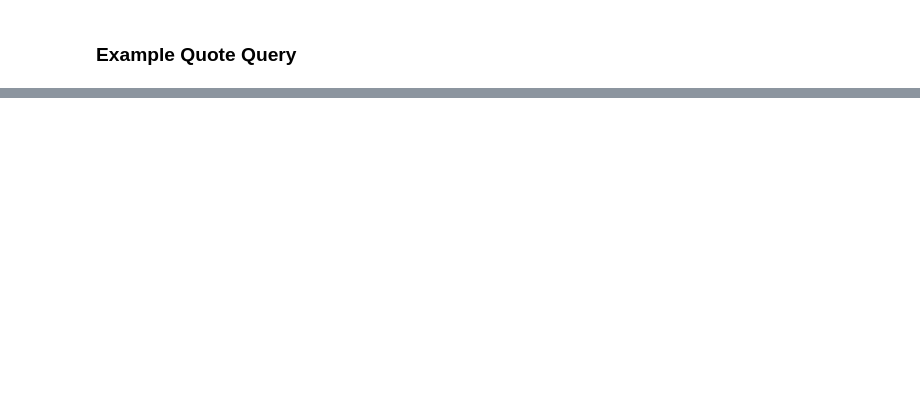
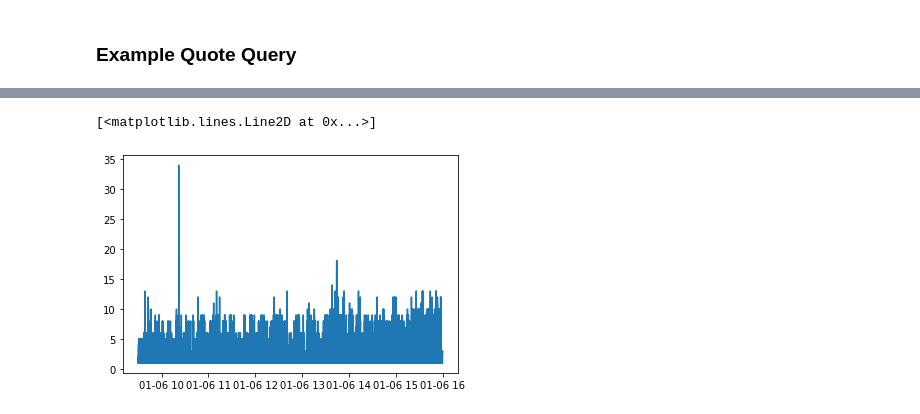
Before and after one commit to AMS-QF/TAQ-Data, a Jupyter notebook: Example_Data_NB.ipynb, the cells around one changed output, grey strips where cells are left out. Saved outputs shown, nothing was run; the diff lists cells and outputs as text; code cells hidden in the pictures; blank space fills up the shorter version.

```diff
--- a/Example_Data_NB.ipynb
+++ b/Example_Data_NB.ipynb
@@ -86,0 +95,5 @@ pd.read_csv('data/AAPL_quotes.csv')
+# %%
+plt.plot(quotes['Bid_Size'],label='Bid Size')
+# %% [output]
+[<matplotlib.lines.Line2D at 0x...>]
+[figure, added]
```
Also changed, not shown: parts of 16 cells of this notebook, 2 other files.
